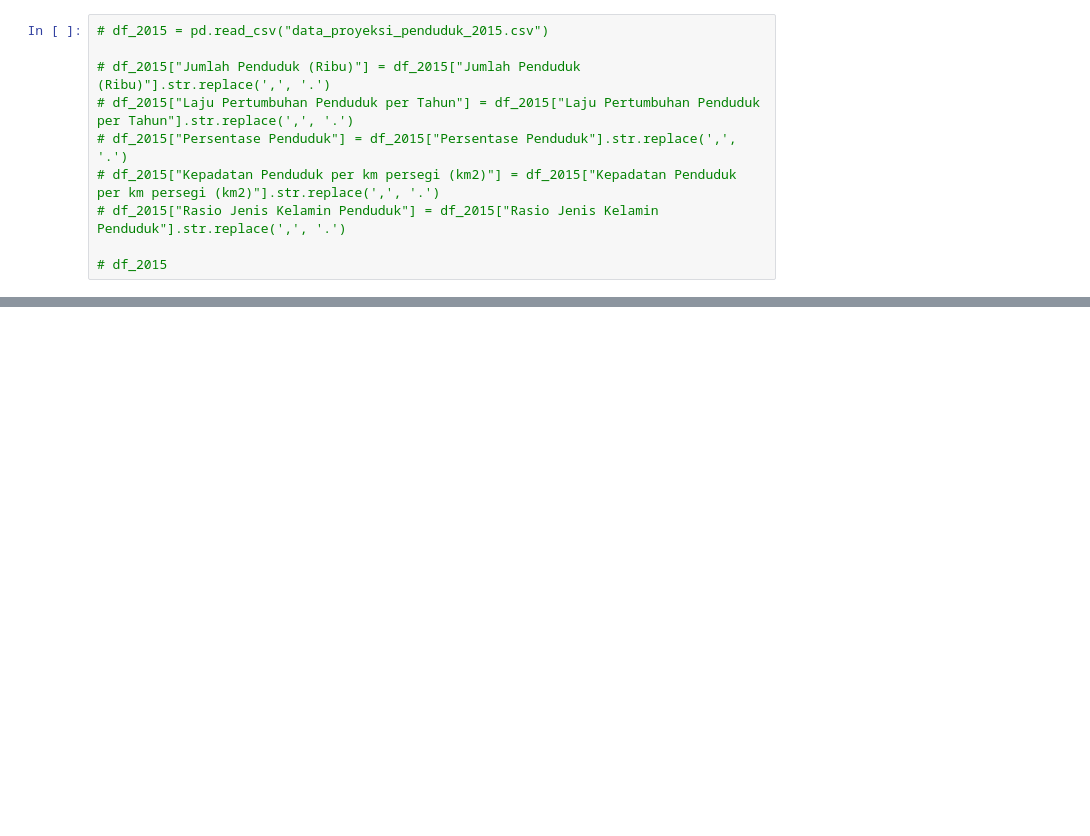
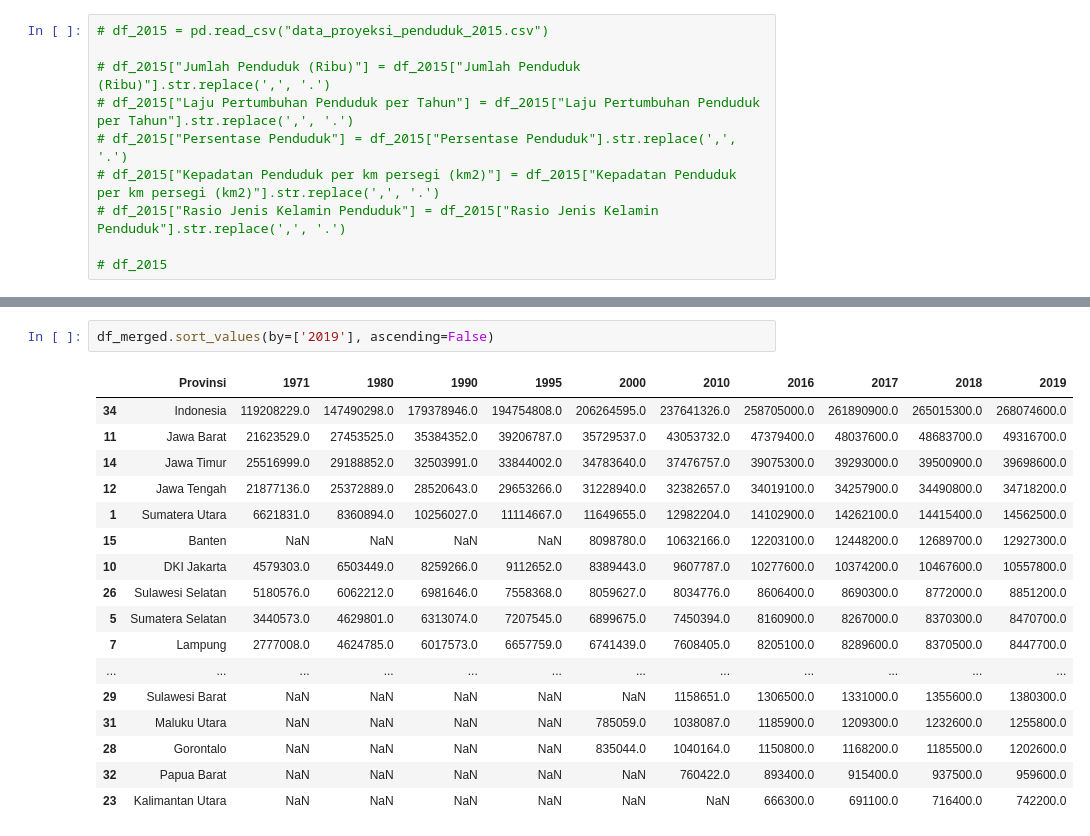
Before and after one commit to celine-setyawan/DataKependudukanIndonesia, a Jupyter notebook: data/raw/CleanData.ipynb, the cells around one changed output, grey strips where cells are left out. Saved outputs shown, nothing was run; the diff lists cells and outputs as text; blank space fills up the shorter version.

```diff
--- a/data/raw/CleanData.ipynb
+++ b/data/raw/CleanData.ipynb
@@ -245,3 +245,23 @@ df_merged
 | 32 | Papua Barat | NaN | NaN | NaN | NaN | NaN | 760422.0 | 893400.0 | 915400.0 | 937500.0 | 959600.0 |
 | 33 | Papua | 923440.0 | 1173875.0 | 1648708.0 | 1942627.0 | 2220934.0 | 2833381.0 | 3207400.0 | 3265200.0 | 3322500.0 | 3379300.0 |
 | 34 | Indonesia | 119208229.0 | 147490298.0 | 179378946.0 | 194754808.0 | 206264595.0 | 237641326.0 | 258705000.0 | 261890900.0 | 265015300.0 | 268074600.0 |
+# %%
+df_merged.sort_values(by=['2019'], ascending=False)
+# %% [output]
+|  | Provinsi | 1971 | 1980 | 1990 | 1995 | 2000 | 2010 | 2016 | 2017 | 2018 | 2019 |
+| 34 | Indonesia | 119208229.0 | 147490298.0 | 179378946.0 | 194754808.0 | 206264595.0 | 237641326.0 | 258705000.0 | 261890900.0 | 265015300.0 | 268074600.0 |
+| 11 | Jawa Barat | 21623529.0 | 27453525.0 | 35384352.0 | 39206787.0 | 35729537.0 | 43053732.0 | 47379400.0 | 48037600.0 | 48683700.0 | 49316700.0 |
+| 14 | Jawa Timur | 25516999.0 | 29188852.0 | 32503991.0 | 33844002.0 | 34783640.0 | 37476757.0 | 39075300.0 | 39293000.0 | 39500900.0 | 39698600.0 |
+| 12 | Jawa Tengah | 21877136.0 | 25372889.0 | 28520643.0 | 29653266.0 | 31228940.0 | 32382657.0 | 34019100.0 | 34257900.0 | 34490800.0 | 34718200.0 |
+| 1 | Sumatera Utara | 6621831.0 | 8360894.0 | 10256027.0 | 11114667.0 | 11649655.0 | 12982204.0 | 14102900.0 | 14262100.0 | 14415400.0 | 14562500.0 |
+| 15 | Banten | NaN | NaN | NaN | NaN | 8098780.0 | 10632166.0 | 12203100.0 | 12448200.0 | 12689700.0 | 12927300.0 |
+| 10 | DKI Jakarta | 4579303.0 | 6503449.0 | 8259266.0 | 9112652.0 | 8389443.0 | 9607787.0 | 10277600.0 | 10374200.0 | 10467600.0 | 10557800.0 |
+| 26 | Sulawesi Selatan | 5180576.0 | 6062212.0 | 6981646.0 | 7558368.0 | 8059627.0 | 8034776.0 | 8606400.0 | 8690300.0 | 8772000.0 | 8851200.0 |
+| 5 | Sumatera Selatan | 3440573.0 | 4629801.0 | 6313074.0 | 7207545.0 | 6899675.0 | 7450394.0 | 8160900.0 | 8267000.0 | 8370300.0 | 8470700.0 |
+| 7 | Lampung | 2777008.0 | 4624785.0 | 6017573.0 | 6657759.0 | 6741439.0 | 7608405.0 | 8205100.0 | 8289600.0 | 8370500.0 | 8447700.0 |
+| ... | ... | ... | ... | ... | ... | ... | ... | ... | ... | ... | ... |
+| 29 | Sulawesi Barat | NaN | NaN | NaN | NaN | NaN | 1158651.0 | 1306500.0 | 1331000.0 | 1355600.0 | 1380300.0 |
+| 31 | Maluku Utara | NaN | NaN | NaN | NaN | 785059.0 | 1038087.0 | 1185900.0 | 1209300.0 | 1232600.0 | 1255800.0 |
+| 28 | Gorontalo | NaN | NaN | NaN | NaN | 835044.0 | 1040164.0 | 1150800.0 | 1168200.0 | 1185500.0 | 1202600.0 |
+| 32 | Papua Barat | NaN | NaN | NaN | NaN | NaN | 760422.0 | 893400.0 | 915400.0 | 937500.0 | 959600.0 |
+| 23 | Kalimantan Utara | NaN | NaN | NaN | NaN | NaN | NaN | 666300.0 | 691100.0 | 716400.0 | 742200.0 |
```
Also changed, not shown: parts of 1 cell of this notebook, 4 other files.
